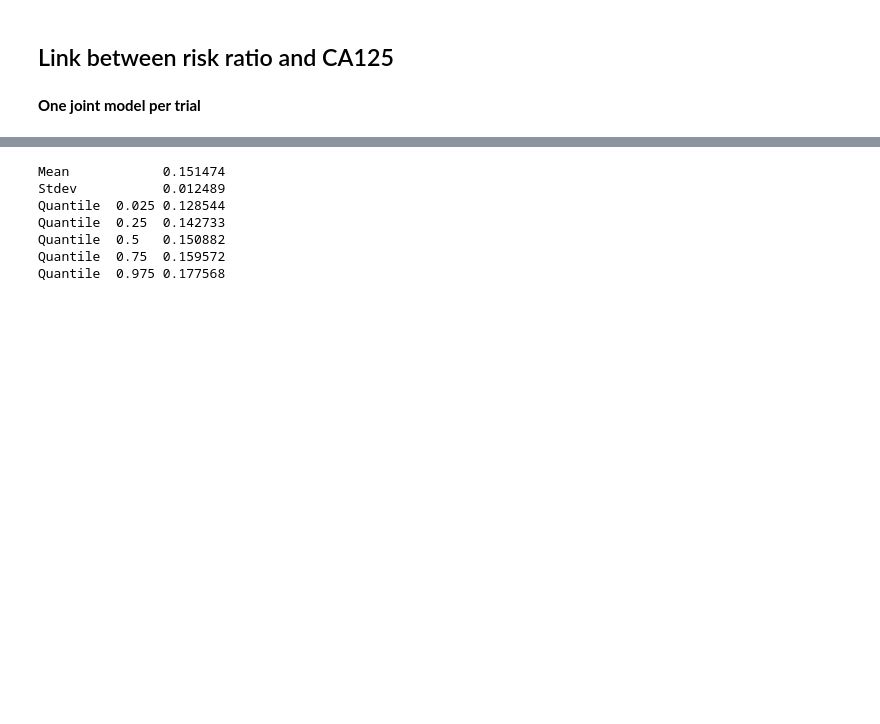
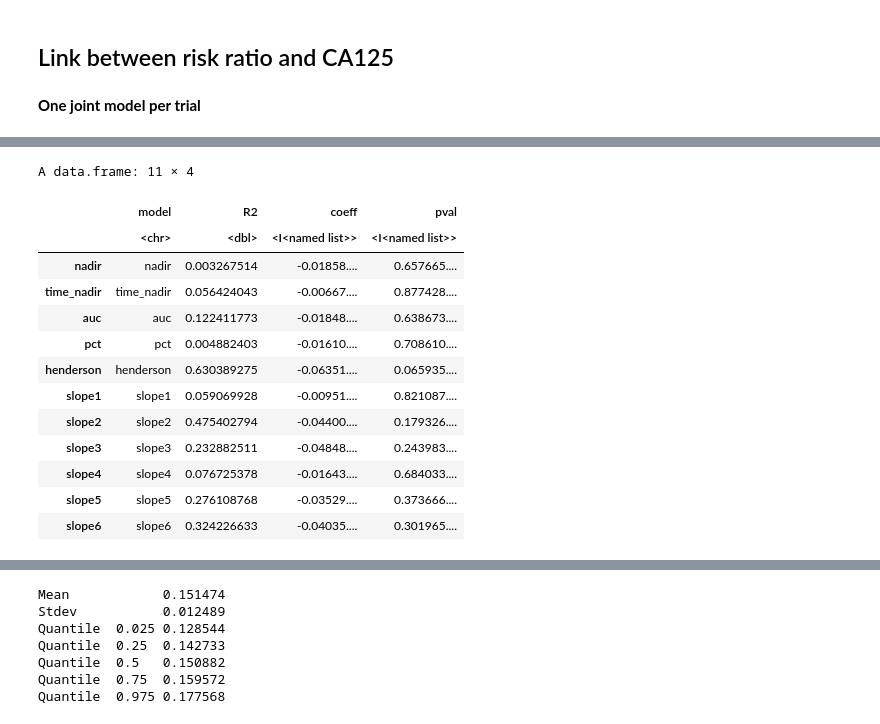
Before and after one commit to Kodro23/Surrogacy_evaluation_CA125, a Jupyter notebook: notebooks/CA125.ipynb, the cells around one changed output, grey strips where cells are left out. Cells and saved outputs as stored; diff of their text form; code cells hidden in the pictures; blank space fills up the shorter version.

```diff
--- a/notebooks/CA125.ipynb
+++ b/notebooks/CA125.ipynb
@@ -1155,0 +1404,47 @@ F-statistic: 3.812 on 1 and 11 DF,  p-value: 0.07679
+# %%
+summary_models <- list(
+  nadir = lm(logHR ~ delta_nadir, data = trial_results, weights = n),
+  time_nadir = lm(logHR ~ delta_time_nadir, data = trial_results, weights = n),
+  auc = lm(logHR ~ delta_auc, data = trial_results, weights = n),
+  pct = lm(logHR ~ delta_pct, data = trial_results, weights = n),
+  henderson = lm(logHR ~ effect_trt_ca1251 + effect_trt_ca1252 + effect_trt_ca1253,data = trial_results, weights = n),
+  slope1= lm(logHR ~ slope_m1 ,data = trial_results, weights = n),
+  slope2= lm(logHR ~ slope_m2 ,data = trial_results, weights = n),
+  slope3= lm(logHR ~ slope_m3 ,data = trial_results, weights = n),
+  slope4= lm(logHR ~ slope_m4 ,data = trial_results, weights = n),
+  slope5= lm(logHR ~ slope_m5 ,data = trial_results, weights = n),
+  slope6= lm(logHR ~ slope_m6 ,data = trial_results, weights = n))
+
+# -----------------------------
+# extract R2 table
+# -----------------------------
+r2_table <- data.frame(
+  model = names(summary_models),
+
+  R2 = sapply(summary_models, function(m) summary(m)$r.squared),
+
+  coeff = I(lapply(summary_models, function(m) {
+    summary(m)$coefficients[, "Estimate"]
+  })),
+
+  pval = I(lapply(summary_models, function(m) {
+    summary(m)$coefficients[, "Pr(>|t|)"]
+  }))
+)
+
+r2_table
+# %% [output]
+A data.frame: 11 × 4
+|  | model | R2 | coeff | pval |
+|  | <chr> | <dbl> | <I<named list>> | <I<named list>> |
+| nadir | nadir | 0.003267514 | -0.01858.... | 0.657665.... |
+| time_nadir | time_nadir | 0.056424043 | -0.00667.... | 0.877428.... |
+| auc | auc | 0.122411773 | -0.01848.... | 0.638673.... |
+| pct | pct | 0.004882403 | -0.01610.... | 0.708610.... |
+| henderson | henderson | 0.630389275 | -0.06351.... | 0.065935.... |
+| slope1 | slope1 | 0.059069928 | -0.00951.... | 0.821087.... |
+| slope2 | slope2 | 0.475402794 | -0.04400.... | 0.179326.... |
+| slope3 | slope3 | 0.232882511 | -0.04848.... | 0.243983.... |
+| slope4 | slope4 | 0.076725378 | -0.01643.... | 0.684033.... |
+| slope5 | slope5 | 0.276108768 | -0.03529.... | 0.373666.... |
+| slope6 | slope6 | 0.324226633 | -0.04035.... | 0.301965.... |
```
Also changed, not shown: parts of 31 cells of this notebook, 3 other files.
